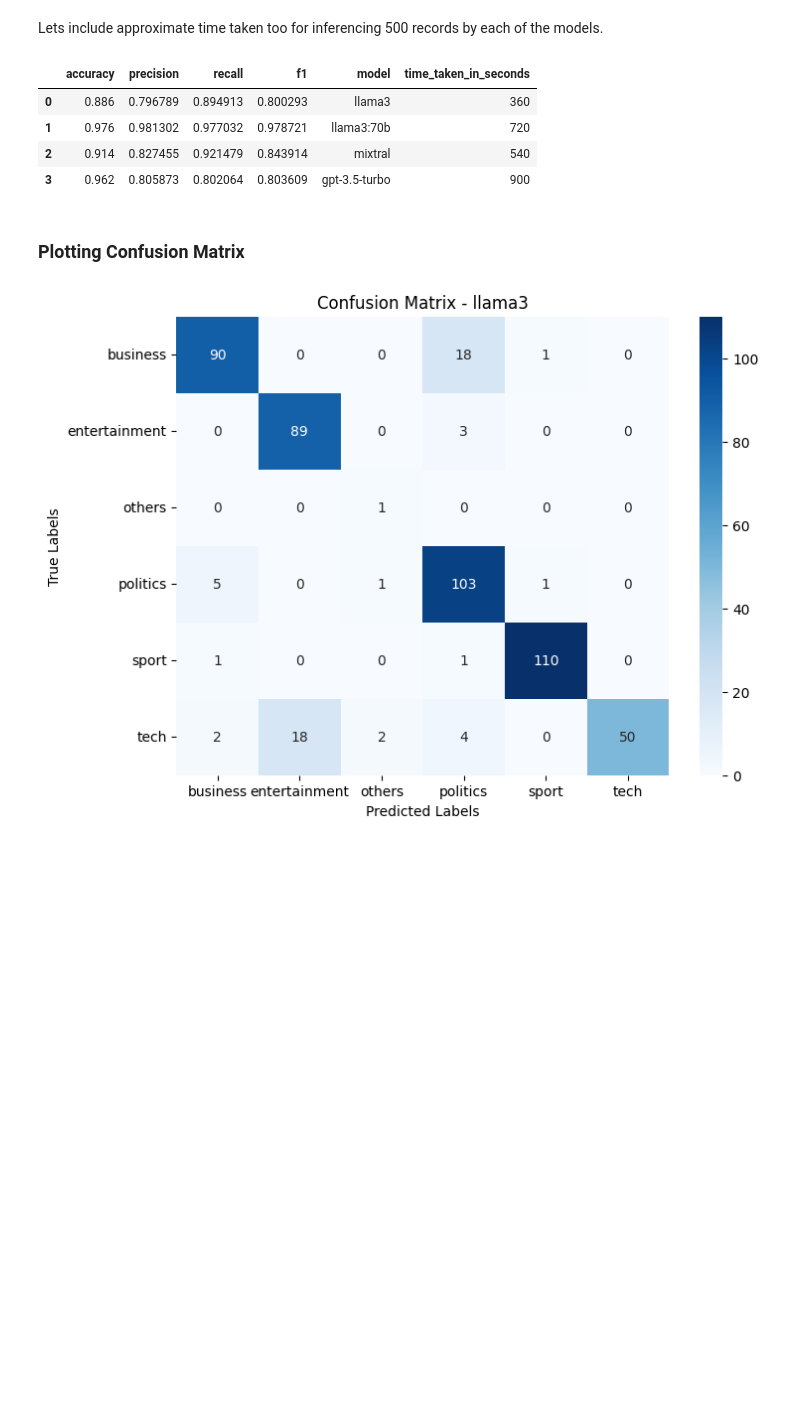
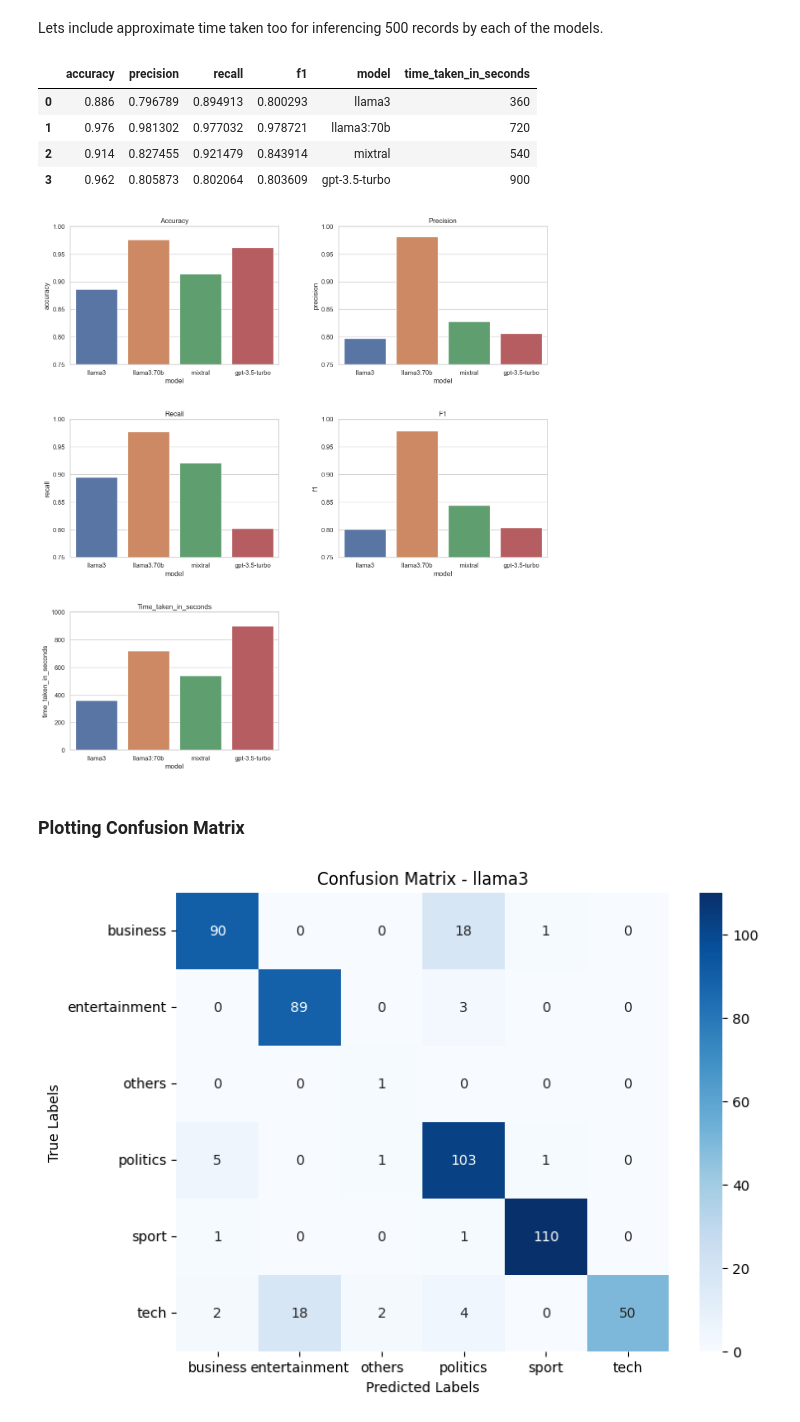
Before and after one commit to di37/multiclass-news-classification-using-llms, a Jupyter notebook: workflow/04_Evaluation.ipynb, the cells around one changed output. Cells and saved outputs as stored; diff of their text form; code cells hidden in the pictures; blank space fills up the shorter version.

```diff
--- a/workflow/04_Evaluation.ipynb
+++ b/workflow/04_Evaluation.ipynb
@@ -73,6 +73,36 @@ final_results
 | 1 | 0.976 | 0.981302 | 0.977032 | 0.978721 | llama3:70b | 720 |
 | 2 | 0.914 | 0.827455 | 0.921479 | 0.843914 | mixtral | 540 |
 | 3 | 0.962 | 0.805873 | 0.802064 | 0.803609 | gpt-3.5-turbo | 900 |
+# %%
+import seaborn as sns
+import matplotlib.pyplot as plt
+
+# Setting the aesthetic style of the plots
+sns.set(style="whitegrid")
+
+# Creating subplots with a 3x2 grid to fit all five metrics
+fig, axes = plt.subplots(3, 2, figsize=(14, 15))  # Adjusting figsize accordingly
+fig.tight_layout(pad=6.0)
+
+# Titles for subplots
+metrics = ["accuracy", "precision", "recall", "f1", "time_taken_in_seconds"]
+
+# Plotting each metric
+for i, metric in enumerate(metrics):
+    ax = axes[i//2, i%2]
+    sns.barplot(x='model', y=metric, data=final_results, ax=ax)
+    if metric != "time_taken_in_seconds":  # Set a different range for time if needed
+        ax.set_ylim(0.75, 1.0)
+    else:
+        ax.set_ylim(0, max(final_results["time_taken_in_seconds"]) + 100)  # Adjusting the limit for time
+    ax.set_title(metric.capitalize())  # Capitalize metric names for titles
+
+# This adjusts for an uneven number of subplots
+fig.delaxes(axes[2, 1])  # Remove the empty subplot if there is one
+
+plt.show()
+# %% [output]
+[figure, added]
 # %% [markdown]
 ### Plotting Confusion Matrix
 # %%
```
Also changed, not shown: parts of 1 cell of this notebook, 2 other files.
